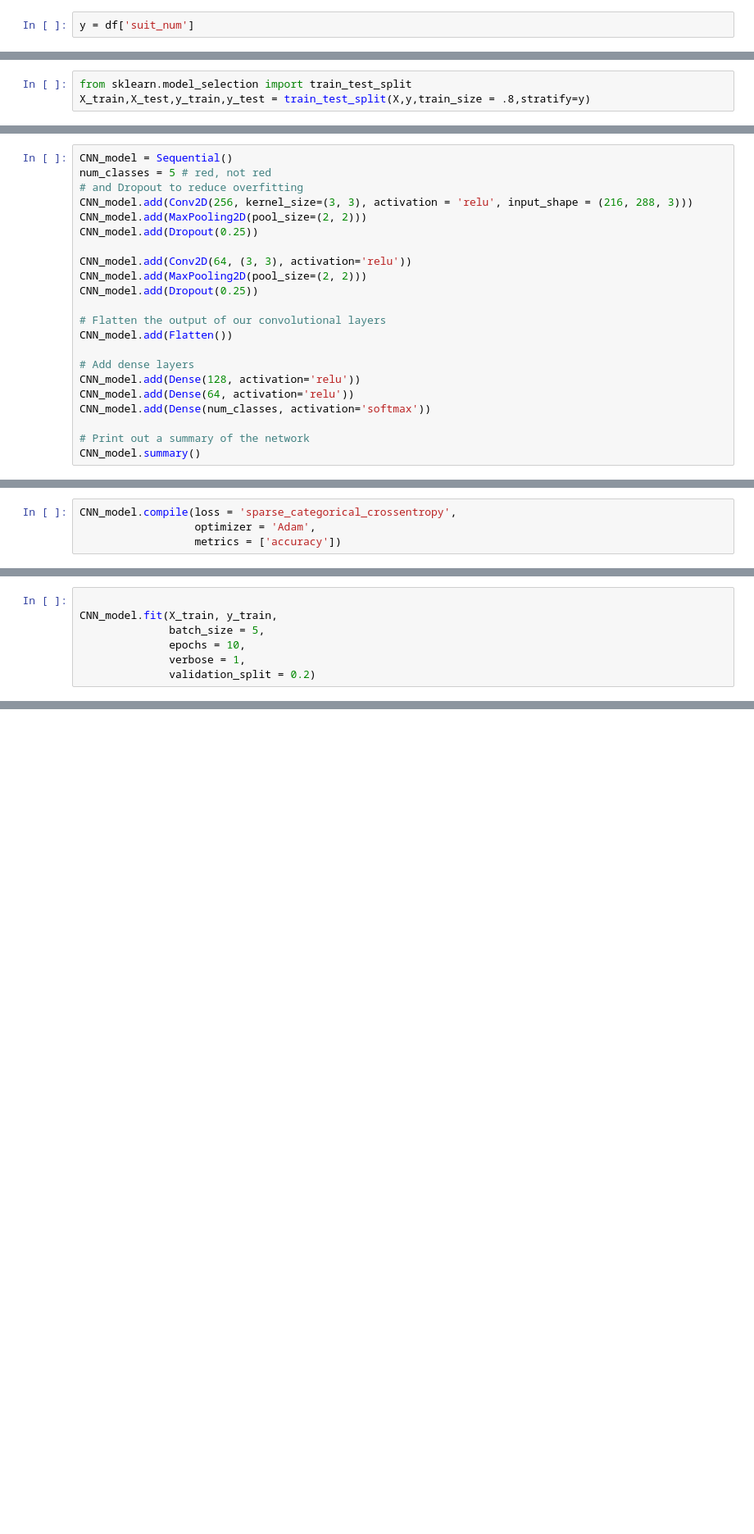
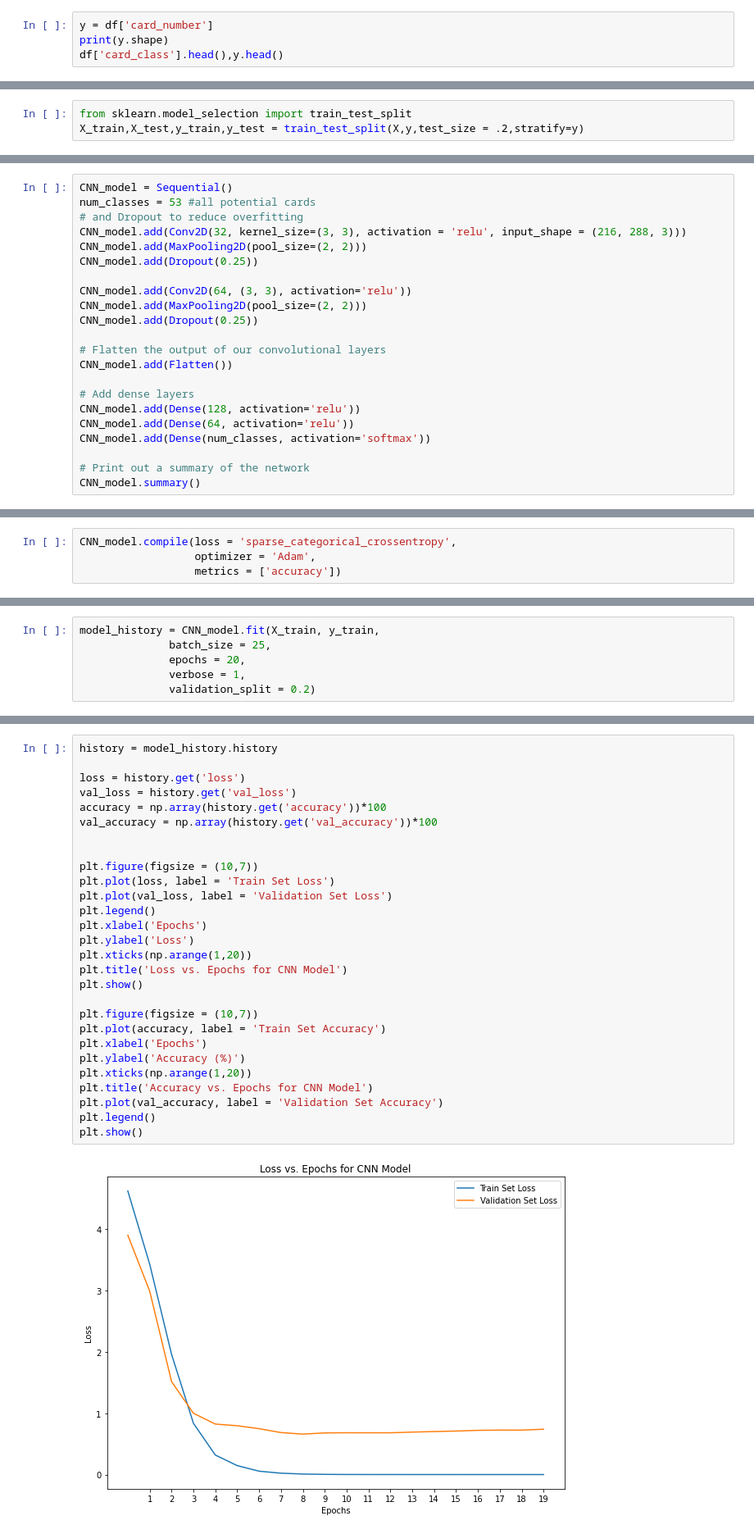
Before and after one commit to reetyf/card_CV, a Jupyter notebook: deeplearning.ipynb, the cells around one changed output, grey strips where cells are left out. Shown at 82% size. Drawn from its saved outputs; the diff is of its cells as text; blank space fills up the shorter version.

```diff
--- a/deeplearning.ipynb
+++ b/deeplearning.ipynb
@@ -35,2 +42,4 @@ df
 # %%
-y = df['suit_num']
+y = df['card_number']
+print(y.shape)
+df['card_class'].head(),y.head()
@@ -43,3 +74,3 @@ X = reshaped
 # %%
 from sklearn.model_selection import train_test_split
-X_train,X_test,y_train,y_test = train_test_split(X,y,train_size = .8,stratify=y)
+X_train,X_test,y_train,y_test = train_test_split(X,y,test_size = .2,stratify=y)
@@ -63,8 +109,8 @@ from tensorflow.keras.layers import Dropout
 # %%
 CNN_model = Sequential()
-num_classes = 5 # red, not red
+num_classes = 53 #all potential cards
 # and Dropout to reduce overfitting
-CNN_model.add(Conv2D(256, kernel_size=(3, 3), activation = 'relu', input_shape = (216, 288, 3)))
+CNN_model.add(Conv2D(32, kernel_size=(3, 3), activation = 'relu', input_shape = (216, 288, 3)))
 CNN_model.add(MaxPooling2D(pool_size=(2, 2)))
 CNN_model.add(Dropout(0.25))
 
@@ -89,7 +161,6 @@ CNN_model.compile(loss = 'sparse_categorical_crossentropy',
 # %%
-
-CNN_model.fit(X_train, y_train,
-              batch_size = 5,
-              epochs = 10,
+model_history = CNN_model.fit(X_train, y_train,
+              batch_size = 25,
+              epochs = 20,
               verbose = 1,
               validation_split = 0.2)
@@ -184,0 +198,30 @@ CNN_model.predict_classes(X_test[0].reshape(1,288,288,3),batch_size=1)
+# %%
+history = model_history.history
+
+loss = history.get('loss')
+val_loss = history.get('val_loss')
+accuracy = np.array(history.get('accuracy'))*100
+val_accuracy = np.array(history.get('val_accuracy'))*100
+
+
+plt.figure(figsize = (10,7))
+plt.plot(loss, label = 'Train Set Loss')
+plt.plot(val_loss, label = 'Validation Set Loss')
+plt.legend()
+plt.xlabel('Epochs')
+plt.ylabel('Loss')
+plt.xticks(np.arange(1,20))
+plt.title('Loss vs. Epochs for CNN Model')
+plt.show()
+
+plt.figure(figsize = (10,7))
+plt.plot(accuracy, label = 'Train Set Accuracy')
+plt.xlabel('Epochs')
+plt.ylabel('Accuracy (%)')
+plt.xticks(np.arange(1,20))
+plt.title('Accuracy vs. Epochs for CNN Model')
+plt.plot(val_accuracy, label = 'Validation Set Accuracy')
+plt.legend()
+plt.show()
+# %% [output]
+[figure, added]
```
Also changed, not shown: parts of 53 cells of this notebook, 6 other files.
